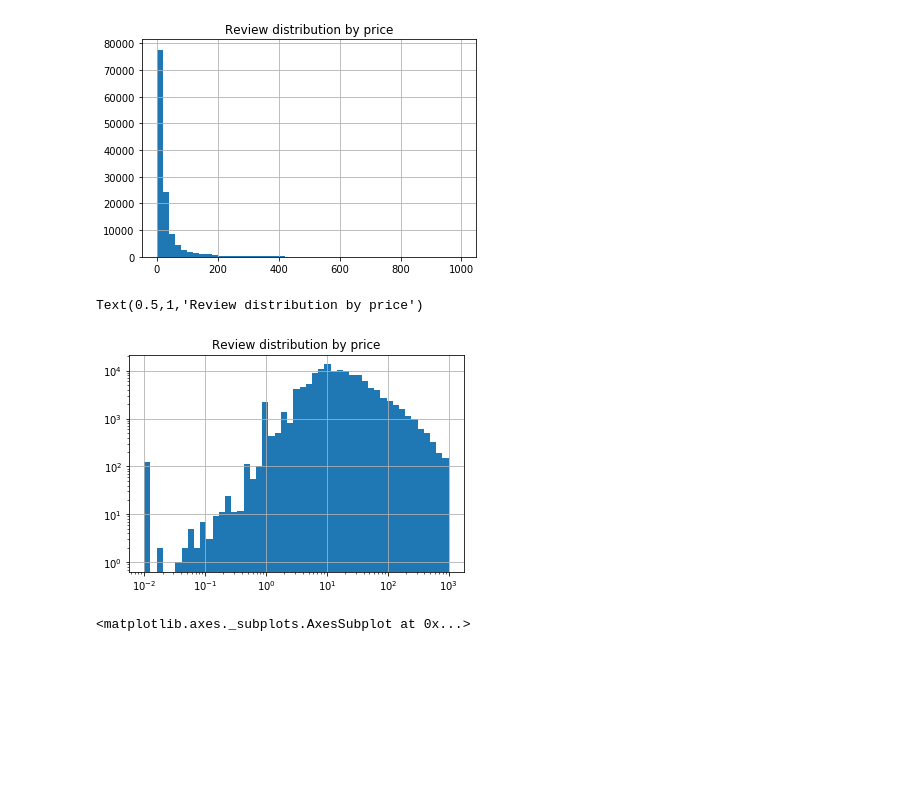
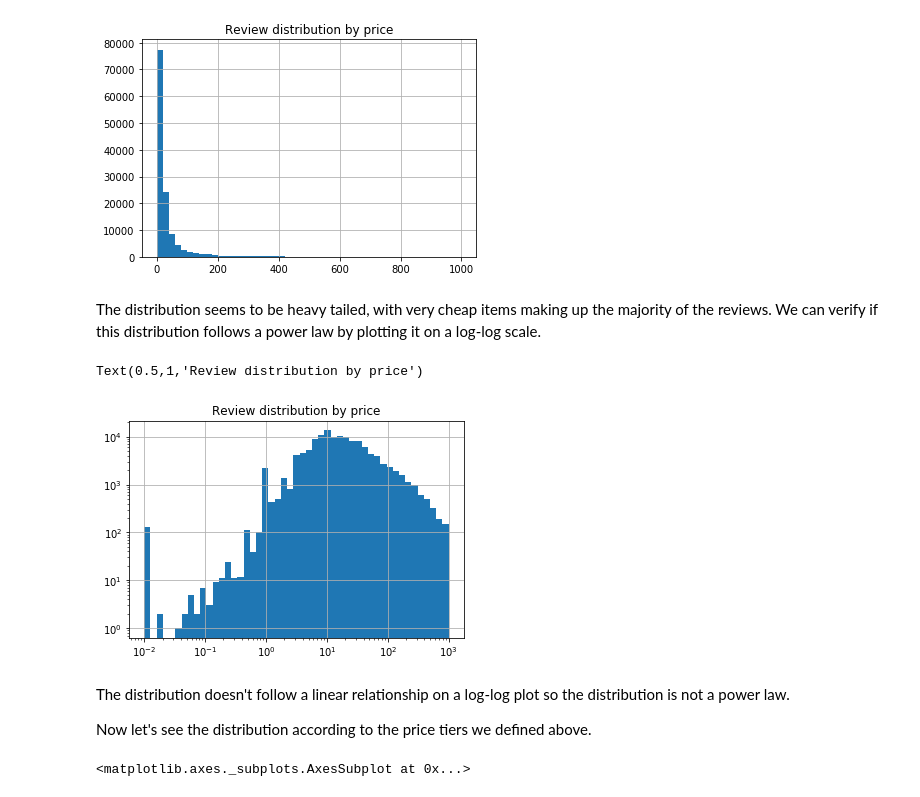
Before and after one commit to justcho5/ADA, a Jupyter notebook: project/Periodicity.ipynb, the cells around one changed output. Saved outputs shown, nothing was run; the diff lists cells and outputs as text; code cells hidden in the pictures; blank space fills up the shorter version.

```diff
--- a/project/Periodicity.ipynb
+++ b/project/Periodicity.ipynb
@@ -47,3 +58,8 @@ joined.head()
 | 2 | B00E7OIOVC | [0, 0] | 5.0 | Great! | 2014-07-03 | A0001528BGUBOEVR6T5U | igozingo | Five Stars | 1404345600 | ... |
 | 3 | B00EXOZ9W8 | [0, 0] | 5.0 | My man was more then happy with i... | 2014-07-02 | A00030342K9JCQO8Q7C3L | Joseph Dvorak | Five Stars | 1404259200 | ... |
 | 4 | 1477473939 | [0, 0] | 4.0 | Reading this seriers was a amazin... | 2013-01-26 | A000443821AD43TOGKNGZ | Uluwehi | Really enjoyed it! | 1359158400 | ... |
+# %%
+# Similarly we don't want any reviews for which the price is either NaN or 0
+# or for which the category is NaN
+joined = joined.dropna(axis=0, subset=['categories', 'price'])
+joined = joined[joined.price != 0]
@@ -85,16 +119,23 @@ ax.set_title('Review distribution by price')
 # %% [output]
 Text(0.5,1,'Review distribution by price')
 [figure]
+# %% [markdown]
+The distribution seems to be heavy tailed, with very cheap items making up the majority of the reviews. We can verify if this distribution follows a power law by plotting it on a log-log scale.
 # %%
-log_bins = np.logspace(np.log10(min(no_nan_price.price)), np.log10(max(no_nan_price.price)), 50)
+# We need to make logarithmic bins ourselves.
+log_bins = np.logspace(np.log10(min(joined.price)), np.log10(max(joined.price)), 50)
 ax = plt.subplot()
 ax.set_title('Price')
-no_nan_price.price.hist(ax=ax, log=True, bins=log_bins)
+joined.price.hist(ax=ax, log=True, bins=log_bins)
 ax.set_xscale('log')
 ax.set_title('Review distribution by price')
 # %% [output]
 Text(0.5,1,'Review distribution by price')
-[figure, old version]
+[figure, new version]
+# %% [markdown]
+The distribution doesn't follow a linear relationship on a log-log plot so the distribution is not a power law.
+
+Now let's see the distribution according to the price tiers we defined above.
 # %%
 group_by_price_tier.asin.count().plot(kind='bar', title='Review distribution by price bracket')
 # %% [output]
```
Also changed, not shown: parts of 28 cells of this notebook.
